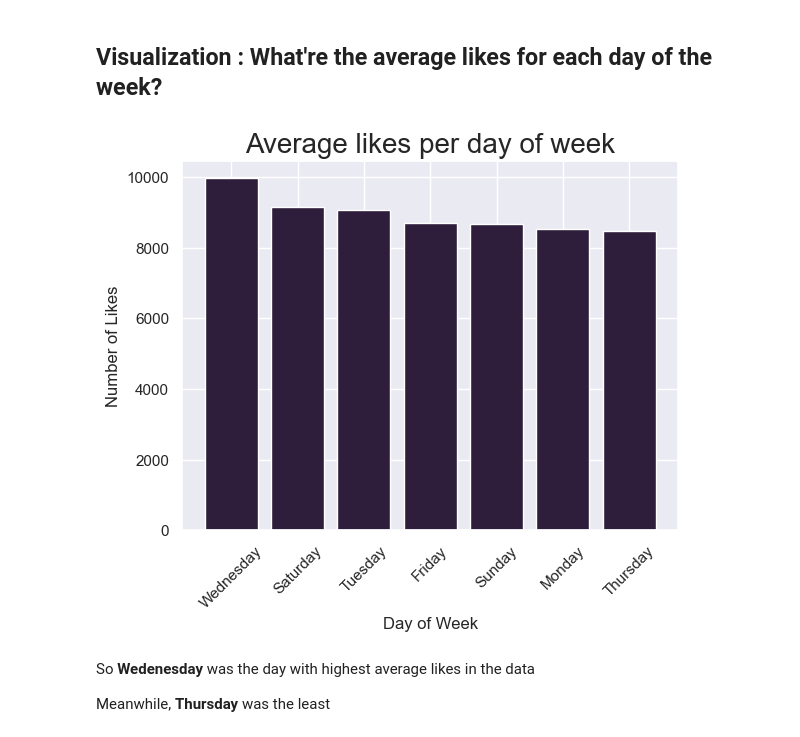
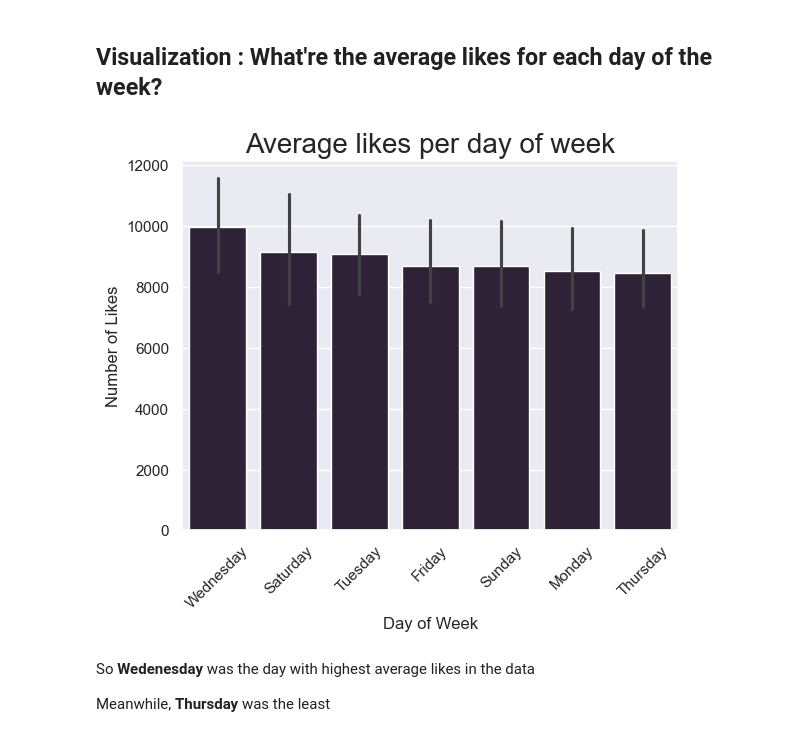
Before and after one commit to Hazorox/WranglingDeciL3, a Jupyter notebook: wrangle_act.ipynb, the cells around one changed output. Saved outputs shown, nothing was run; the diff lists cells and outputs as text; code cells hidden in the pictures.

Commit message:
Improved two main visualizations

```diff
--- a/wrangle_act.ipynb
+++ b/wrangle_act.ipynb
@@ -1380,3 +1404,6 @@ archive_master = pd.merge(
+# %%
+archive_master["favorite_count"] = archive_master["favorite_count"].astype(int)
+archive_master["retweet_count"] = archive_master["retweet_count"].astype(int)
 # %% [markdown]
 ### Test
 # %%
@@ -1558,30 +1605,35 @@ Aww cute golden dog
 # %%
 # Setting seaborn theme for more stylish visualizations
 sns.set_theme(style="darkgrid", palette="mako")
 
-# Grouping by day name then getting average likes
-likes_day = archive_master.groupby("day_name")["favorite_count"].mean()
-
-# Sorting for better visualization
-likes_day = likes_day.sort_values(ascending=False)
+# Making the order of bars for better result
+avg_likes_day = archive_master.groupby("day_name")["favorite_count"].mean()
+avg_likes_day = avg_likes_day.sort_values(ascending = False)
+order = avg_likes_day.index
 
 # Making the plot
-plt.bar(x=likes_day.index, height=likes_day)
+sns.barplot(
+    data = archive_master,
+    x = "day_name",
+    y = "favorite_count",
+    # Adding order for better shape
+    order = order
+)
 
 # Setting rotation for week days so they don't overlap
 plt.xticks(rotation=45)
 
 # Setting title and labels
 plt.title(
     "Average likes per day of week", loc="center", fontdict={"fontsize": "20"}
 )
 plt.xlabel("Day of Week")
 plt.ylabel("Number of Likes")
 
 # Showing Plot
 plt.show()
 # %% [output]
-[figure, old version]
+[figure, new version]
 # %% [markdown]
 So **Wedenesday** was the day with highest average likes in the data
 
```
Also changed, not shown: parts of 4 cells of this notebook.
